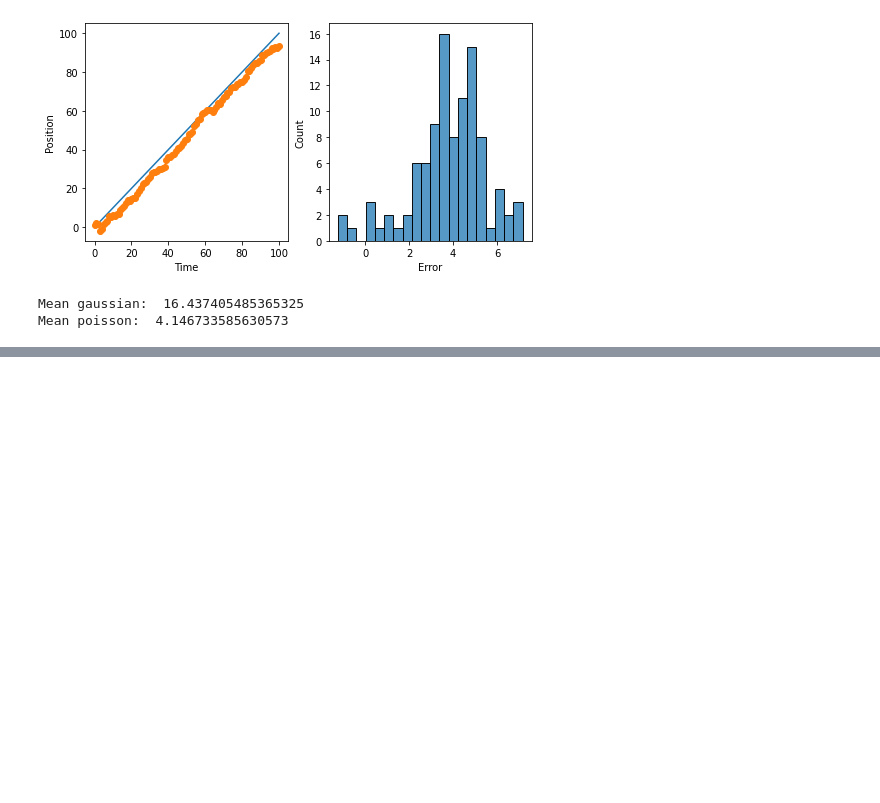
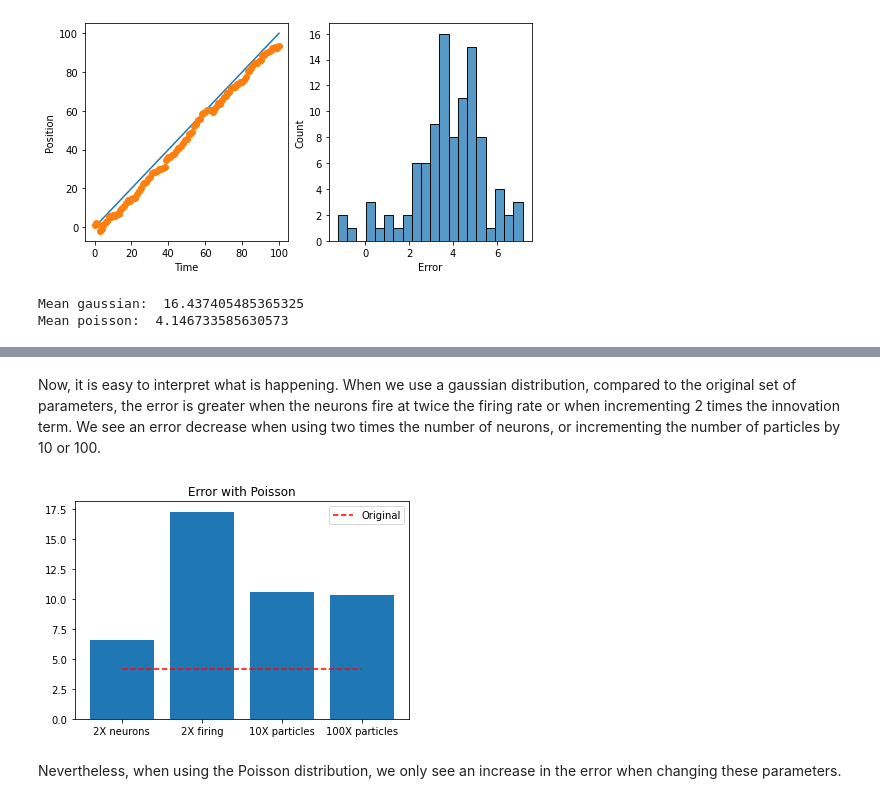
Before and after one commit to SaiAkhilVudattu/Neuro_classes, a Jupyter notebook: signal_processing/HW6/ParticleFilter.ipynb, the cells around one changed output, grey strips where cells are left out. Cells and saved outputs as stored; diff of their text form; code cells hidden in the pictures; blank space fills up the shorter version.

```diff
--- a/signal_processing/HW6/ParticleFilter.ipynb
+++ b/signal_processing/HW6/ParticleFilter.ipynb
@@ -299,0 +674,20 @@ d. Experiment with the state dynamics model. What happens to the error if the st
+# %% [markdown]
+Now, it is easy to interpret what is happening. When we use a gaussian distribution, compared to the original set of parameters, the error is greater when the neurons fire at twice the firing rate or when incrementing 2 times the innovation term. We see an error decrease when using two times the number of neurons, or incrementing the number of particles by 10 or 100.
+# %%
+height_poisson = [np.mean(MSE_gaussian_2neurons), np.mean(MSE_gaussian_2firing),
+                   np.mean(MSE_gaussian_10factor), np.mean(MSE_gaussian_100factor)]
+
+bars = ('2X neurons', '2X firing', '10X particles', '100X particles')
+y_pos = np.arange(len(bars))
+
+plt.bar(y_pos, height_poisson) # Create bars
+plt.plot(y_pos, [np.mean(MSE_poisson) for i in range(len(y_pos))], linestyle='dashed', color="r", label = "Original")
+
+plt.xticks(y_pos, bars) # Create names on the x-axis
+plt.title("Error with Poisson")
+plt.legend()
+plt.show()
+# %% [output]
+[figure, added]
+# %% [markdown]
+Nevertheless, when using the Poisson distribution, we only see an increase in the error when changing these parameters.
```
Also changed, not shown: parts of 13 cells of this notebook, 2 other files.
